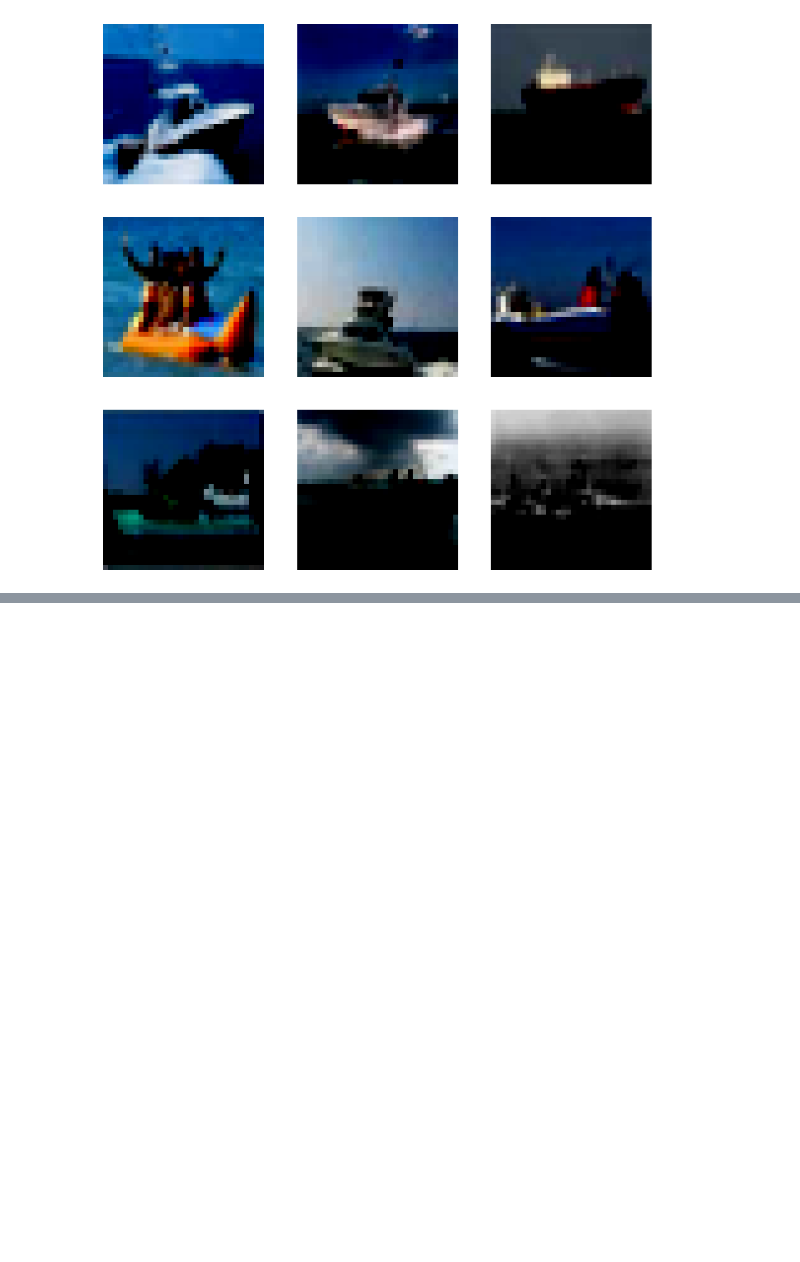
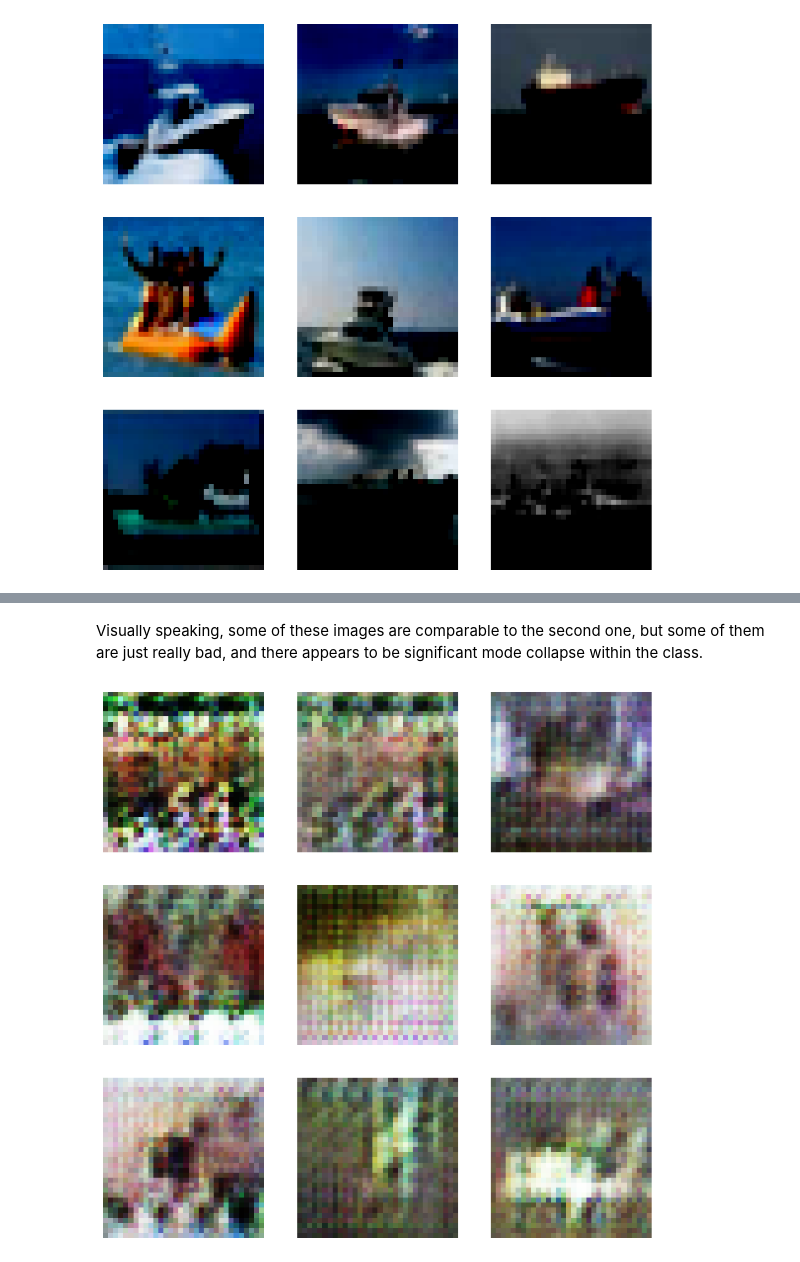
Before and after one commit to vedantnilabh/GAN-Lab, a Jupyter notebook: main.ipynb, the cells around one changed output, grey strips where cells are left out. Cells and saved outputs as stored; diff of their text form; code cells hidden in the pictures; blank space fills up the shorter version.

```diff
--- a/main.ipynb
+++ b/main.ipynb
@@ -1117,0 +1142,28 @@ def discriminator_hinge_loss(real_img, fake_img):
+# %% [markdown]
+Visually speaking, some of these images are comparable to the second one, but some of them are just really bad, and there appears to be significant mode collapse within the class.
+# %%
+# plot 10 images from new cond gan at class 8:
+
+CLASS_TO_GEN = 3
+
+noise = tf.random.normal([9, latent_dim])
+
+# generate images
+# Create a numpy vector where all the values are 8
+array = [CLASS_TO_GEN] * 9
+# Convert the array to a numpy array
+class_labels = np.array(array)
+
+generated_images = attn_gan.generator.call(noise, class_labels, training=False)
+generated_images = (generated_images * 127.5) + 127.5
+
+# plot the result
+
+fig = plt.figure(figsize=(10, 10))
+
+for i in range(generated_images.shape[0]):
+    plt.subplot(3, 3, i + 1)
+    plt.imshow(generated_images[i].numpy().astype("int32"))
+    plt.axis("off")
+# %% [output]
+[figure, added]
```
Also changed, not shown: parts of 43 cells of this notebook, 1 other file.
